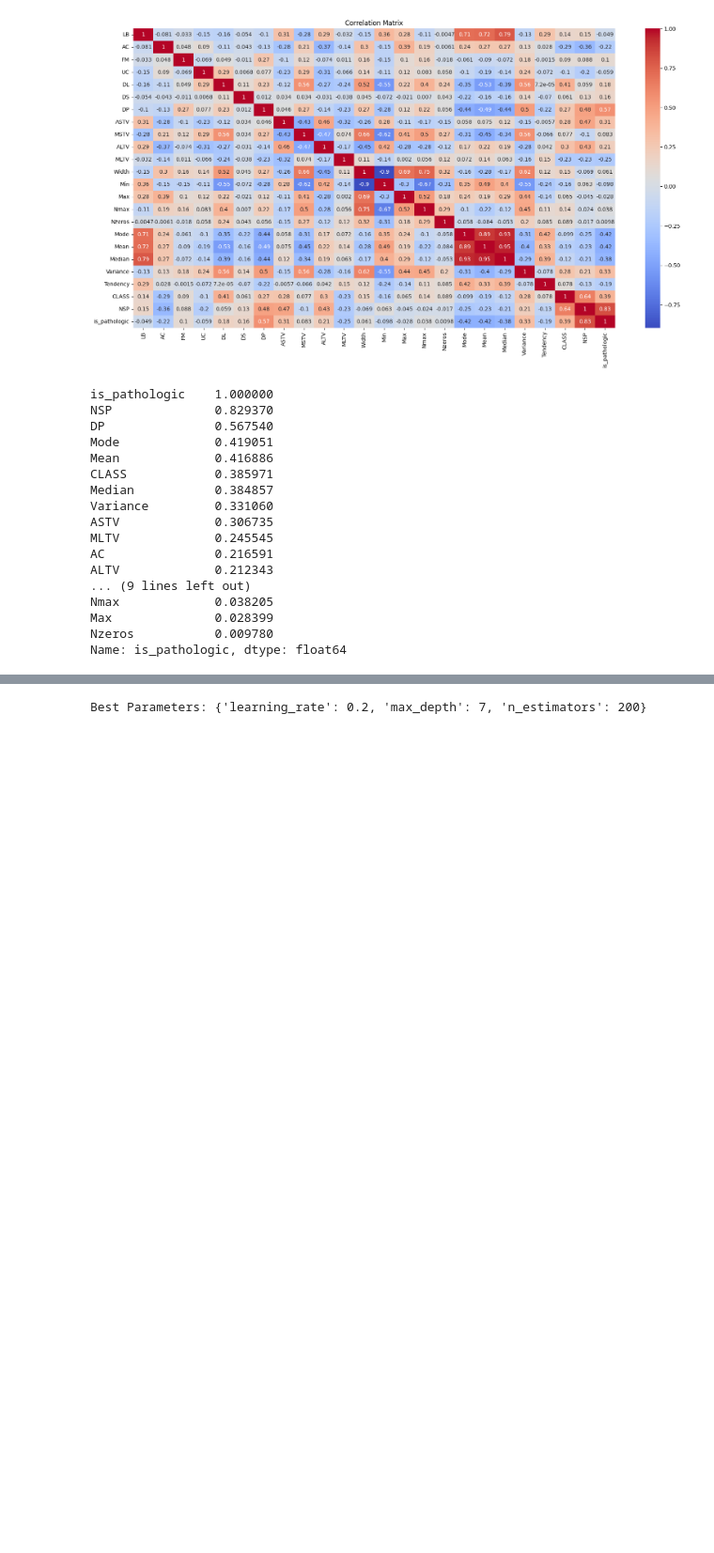
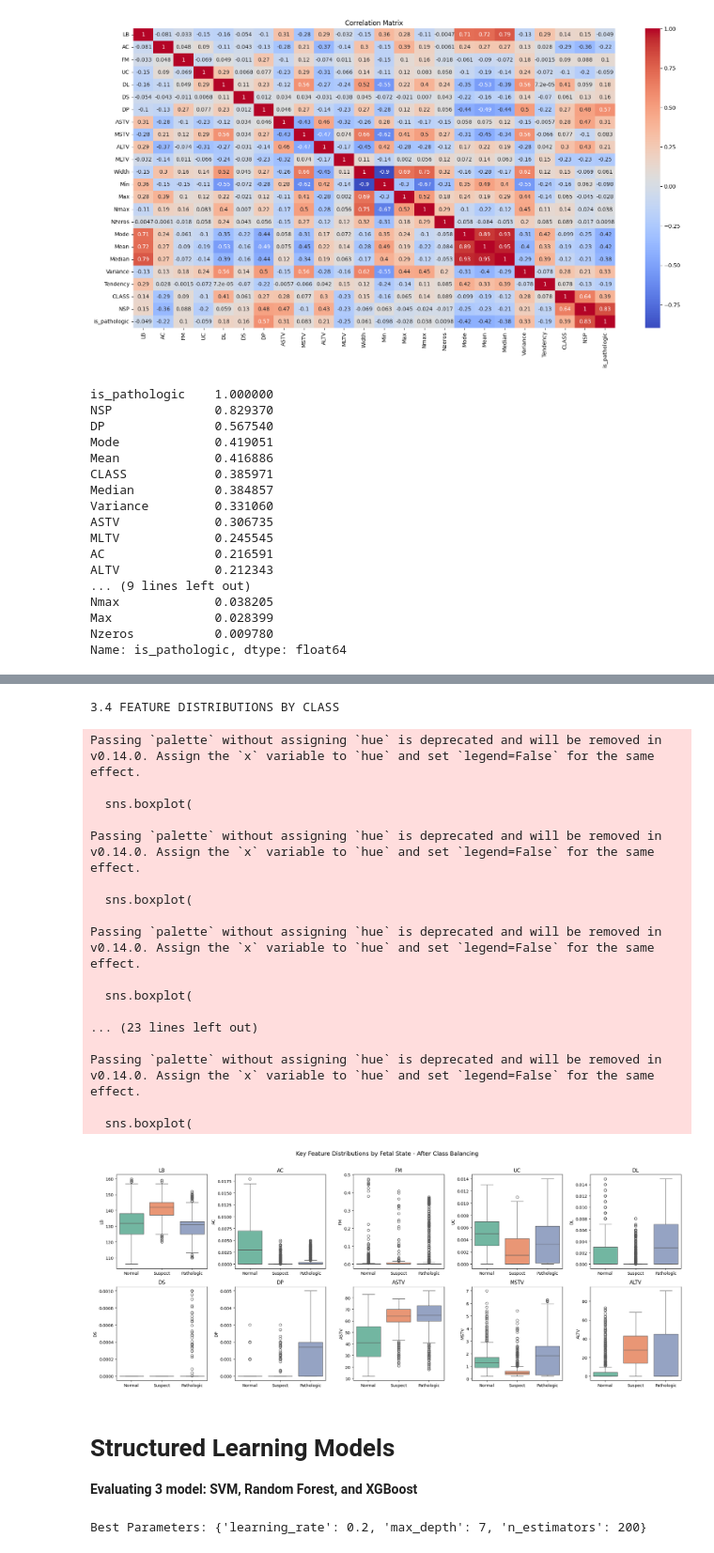
Before and after one commit to vgsilva-eng/applied-ai-ml, a Jupyter notebook: notebooks/Model_Analysis.ipynb, the cells around one changed output, grey strips where cells are left out. Shown at 94% size. Drawn from its saved outputs; the diff is of its cells as text; code cells hidden in the pictures; blank space fills up the shorter version.

```diff
--- a/notebooks/Model_Analysis.ipynb
+++ b/notebooks/Model_Analysis.ipynb
@@ -689,3 +675,68 @@ from sklearn.feature_selection import SelectFromModel
+# %%
+# 3.3 Feature distributions by class - using smote balanced data
+"""
+Plot boxplots for key clinical features grouped by NSP class
+to visualize how features differ across fetal states.
+"""
+
+def plot_features_by_class(df: pd.DataFrame, target_col: str = 'NSP') -> None:
+
+    print("3.4 FEATURE DISTRIBUTIONS BY CLASS")
+
+    # Key clinical features to compare
+    key_features = ['LB', 'AC', 'FM', 'UC', 'DL', 'DS', 'DP', 'ASTV', 'MSTV', 'ALTV']
+
+    plot_df = smote_df.copy()
+    plot_df['NSP'] = plot_df['NSP'] + 1
+
+    plot_df[target_col] = plot_df[target_col].map(NSP_LABELS)
+    order = ['Normal', 'Suspect', 'Pathologic']
+
+    fig, axes = plt.subplots(2, 5, figsize=(20, 8))
+    axes = axes.flatten()
+
+    for i, feature in enumerate(key_features):
+        sns.boxplot(
+            data=plot_df,
+            x=target_col,
+            y=feature,
+            order=order,
+            palette='Set2',
+            ax=axes[i]
+        )
+        axes[i].set_title(feature)
+        axes[i].set_xlabel('')
+
+    plt.suptitle('Key Feature Distributions by Fetal State - After Class Balancing', fontsize=14, y=1.01)
+    plt.tight_layout()
+    plt.show()
+
+# Plot features by class
+plot_features_by_class(df, 'NSP')
+# %% [output]
+3.4 FEATURE DISTRIBUTIONS BY CLASS
+Passing `palette` without assigning `hue` is deprecated and will be removed in v0.14.0. Assign the `x` variable to `hue` and set `legend=False` for the same effect.
+
+  sns.boxplot(
+
+Passing `palette` without assigning `hue` is deprecated and will be removed in v0.14.0. Assign the `x` variable to `hue` and set `legend=False` for the same effect.
+
+  sns.boxplot(
+
+Passing `palette` without assigning `hue` is deprecated and will be removed in v0.14.0. Assign the `x` variable to `hue` and set `legend=False` for the same effect.
+
+  sns.boxplot(
+
+... (23 lines left out)
+
+Passing `palette` without assigning `hue` is deprecated and will be removed in v0.14.0. Assign the `x` variable to `hue` and set `legend=False` for the same effect.
+
+  sns.boxplot(
+[figure, added]
+# %% [markdown]
+# Structured Learning Models
+
+**Evaluating 3 model: SVM, Random Forest, and XGBoost**
 # %%
 # 4.1 SVM Model Testing
 from sklearn import svm
```
Also changed, not shown: parts of 38 cells of this notebook.
